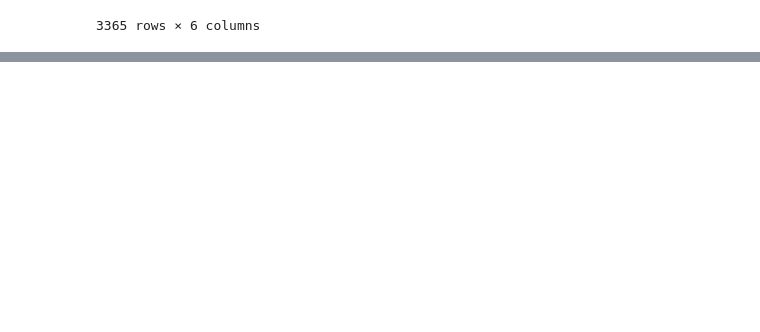
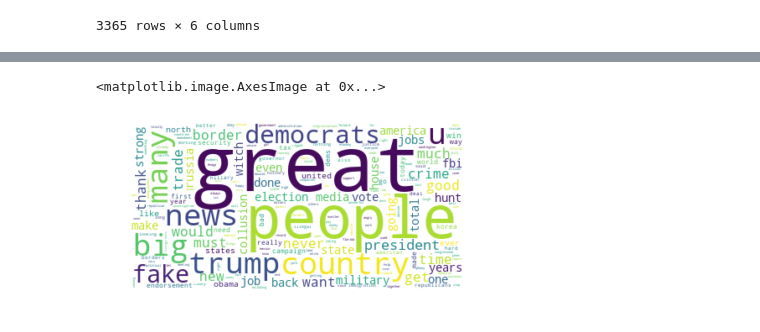
Before and after one commit to yshshadow/SMDM, a Jupyter notebook: ShowResult.ipynb, the cells around one changed output, grey strips where cells are left out. Saved outputs shown, nothing was run; the diff lists cells and outputs as text; code cells hidden in the pictures; blank space fills up the shorter version.

```diff
--- a/ShowResult.ipynb
+++ b/ShowResult.ipynb
@@ -240,0 +281,28 @@ Loading BokehJS ...
+# %%
+df = pd.read_csv('./data/Tweets.csv',header=0)
+def get_freq_dist(df, stop_words):
+    freqdist = nltk.FreqDist()
+    for i in df.index:
+        tokens = df.loc[i, 'tokens']
+        for token in tokens:
+            token = token.lower()
+            # skip numbers, @ string, word in stop words set
+            if token.isdigit() or token in stop_words or token.startswith('@'):
+                continue
+            freqdist[token] += 1
+    return freqdist
+stop_words = set(stopwords.words('english')
+                         + list(string.punctuation)
+                         + ['..', '...', '“', '’', '”', '‘', '–'])
+tknzr = TweetTokenizer()
+df['tokens'] = df.apply(lambda row: tknzr.tokenize(row['text']), axis=1)
+freq = get_freq_dist(df,stop_words)
+wordcloud = WordCloud(background_color='white').generate_from_frequencies(freq)
+
+fig, ax = plt.subplots(nrows=1, ncols=1)
+ax.set_facecolor('xkcd:salmon')
+plt.axis("off")
+plt.imshow(wordcloud, interpolation="bilinear")
+# %% [output]
+<matplotlib.image.AxesImage at 0x...>
+[figure, added]
```
Also changed, not shown: parts of 2 cells of this notebook.
